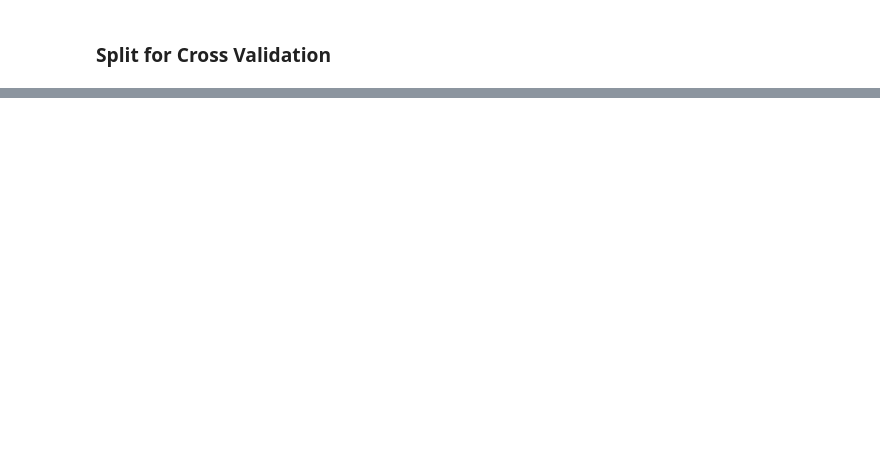
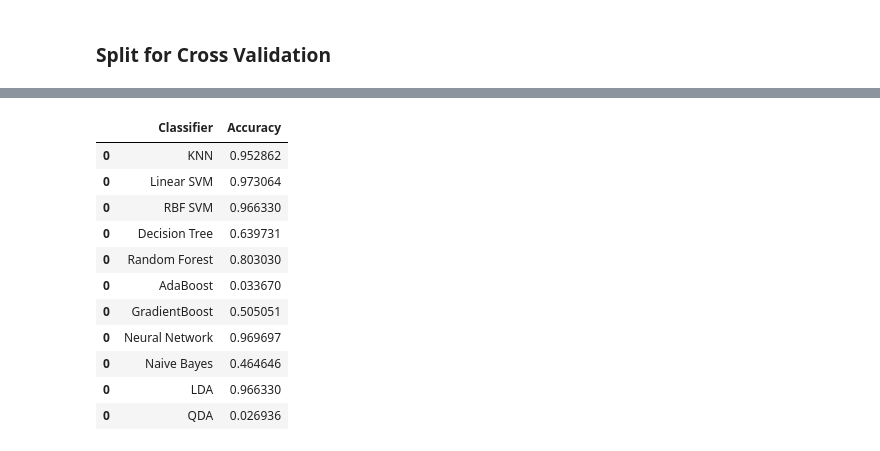
Before and after one commit to KanaadPathak/cs229final, a Jupyter notebook: notebook/kaggle_data.ipynb, the cells around one changed output, grey strips where cells are left out. Drawn from its saved outputs; the diff is of its cells as text; code cells hidden in the pictures; blank space fills up the shorter version.

```diff
--- a/notebook/kaggle_data.ipynb
+++ b/notebook/kaggle_data.ipynb
@@ -132,0 +120,39 @@ classifiers = [
+# %%
+from sklearn.model_selection import StratifiedShuffleSplit, train_test_split, cross_val_score
+from sklearn.metrics import accuracy_score, log_loss
+
+# num_fold = 1
+# cv_rate = 0.1
+# sss = StratifiedShuffleSplit(num_fold, test_size=cv_rate, random_state=23)
+
+# for train_index, test_index in sss.split(X_train_scaled, Y_train):
+#     X, X_cv = X_train_scaled.values[train_index], X_train_scaled.values[test_index]
+#     y, y_cv = y_train[train_index], y_train[test_index]
+
+# Logging for Visual Comparison
+#log_cols=["Classifier", "Accuracy", "Log Loss"]
+log_cols=["Classifier", "Accuracy"]
+log = pd.DataFrame(columns=log_cols)
+
+for name, clf in classifiers:
+    it = 0
+    print("="*30)
+    print(name,)
+
+    score = cross_val_score(clf, X_train_scaled, y_train).min()
+    print("Accuracy Score: %.4f" % score)
+
+#     clf.fit(X, y)
+
+#     print('****Results****')
+#     score = clf.score(X_cv, y_cv)*100
+#     print("Accuracy Score: %.4f" % score)
+
+#     y_pred_proba = clf.predict_proba(X_cv)
+#     ll = log_loss(y_cv, y_pred_proba)
+#     print("Log Loss:       %f" % ll)
+
+    log_entry = pd.DataFrame([[name, score]], columns=log_cols)
+    log = log.append(log_entry)
+
+print("="*30)
@@ -132,0 +177,15 @@ classifiers = [
+# %%
+log
+# %% [output]
+|  | Classifier | Accuracy |
+| 0 | KNN | 0.952862 |
+| 0 | Linear SVM | 0.973064 |
+| 0 | RBF SVM | 0.966330 |
+| 0 | Decision Tree | 0.639731 |
+| 0 | Random Forest | 0.803030 |
+| 0 | AdaBoost | 0.033670 |
+| 0 | GradientBoost | 0.505051 |
+| 0 | Neural Network | 0.969697 |
+| 0 | Naive Bayes | 0.464646 |
+| 0 | LDA | 0.966330 |
+| 0 | QDA | 0.026936 |
```
Also changed, not shown: parts of 13 cells of this notebook.
